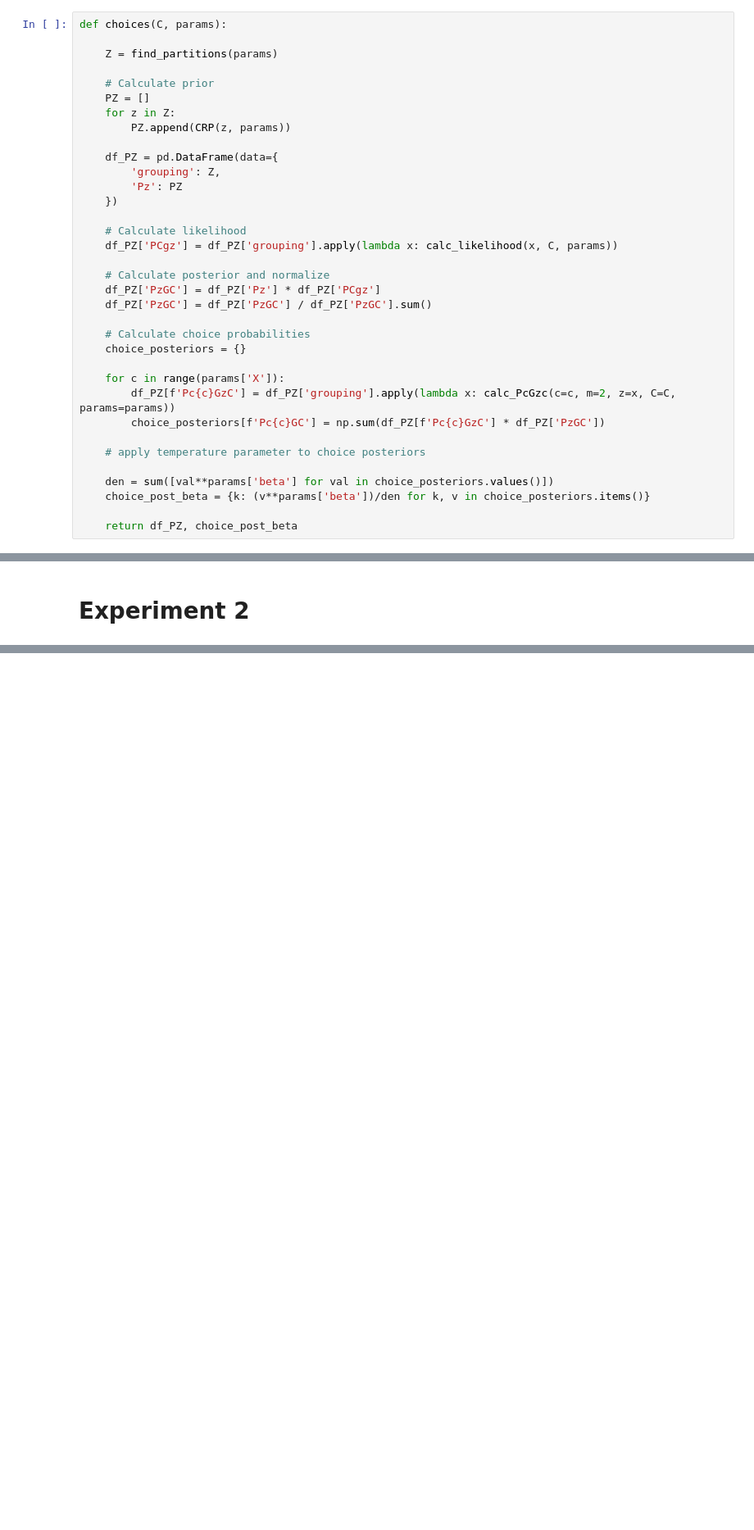
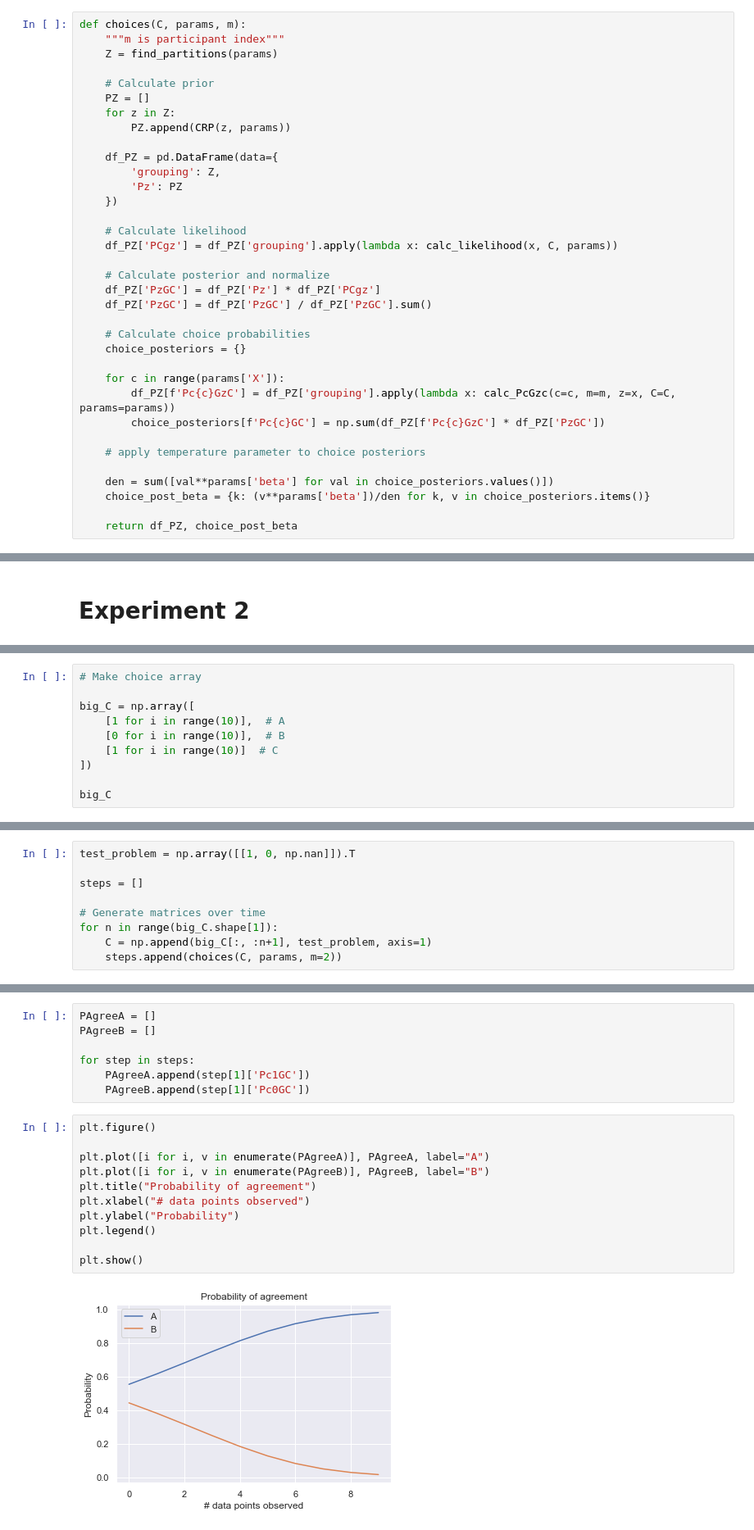
Before and after one commit to aliciamchen/structure-learning, a Jupyter notebook: GershmanPouncyGweon2017.ipynb, the cells around one changed output, grey strips where cells are left out. Shown at 82% size. Drawn from its saved outputs; the diff is of its cells as text; blank space fills up the shorter version.

Commit message:
Some plots on model dynamics

```diff
--- a/GershmanPouncyGweon2017.ipynb
+++ b/GershmanPouncyGweon2017.ipynb
@@ -386,8 +387,8 @@ choice_post_beta
 # %% [markdown]
 ## Yay this works! Ok now to put everything together
 # %%
-def choices(C, params):
-
+def choices(C, params, m):
+    """m is participant index"""
     Z = find_partitions(params)
 
     # Calculate prior
@@ -411,7 +412,7 @@ def choices(C, params):
     choice_posteriors = {}
 
     for c in range(params['X']):
-        df_PZ[f'Pc{c}GzC'] = df_PZ['grouping'].apply(lambda x: calc_PcGzc(c=c, m=2, z=x, C=C, params=params))
+        df_PZ[f'Pc{c}GzC'] = df_PZ['grouping'].apply(lambda x: calc_PcGzc(c=c, m=m, z=x, C=C, params=params))
         choice_posteriors[f'Pc{c}GC'] = np.sum(df_PZ[f'Pc{c}GzC'] * df_PZ['PzGC'])
 
     # apply temperature parameter to choice posteriors
@@ -556,0 +674,10 @@ This time, you have four people, and you are trying to figure out their choices
+# %%
+# Make choice array
+
+big_C = np.array([
+    [1 for i in range(10)],  # A
+    [0 for i in range(10)],  # B
+    [1 for i in range(10)]  # C
+])
+
+big_C
@@ -556,0 +688,9 @@ This time, you have four people, and you are trying to figure out their choices
+# %%
+test_problem = np.array([[1, 0, np.nan]]).T
+
+steps = []
+
+# Generate matrices over time
+for n in range(big_C.shape[1]):
+    C = np.append(big_C[:, :n+1], test_problem, axis=1)
+    steps.append(choices(C, params, m=2))
@@ -556,0 +717,20 @@ This time, you have four people, and you are trying to figure out their choices
+# %%
+PAgreeA = []
+PAgreeB = []
+
+for step in steps:
+    PAgreeA.append(step[1]['Pc1GC'])
+    PAgreeB.append(step[1]['Pc0GC'])
+# %%
+plt.figure()
+
+plt.plot([i for i, v in enumerate(PAgreeA)], PAgreeA, label="A")
+plt.plot([i for i, v in enumerate(PAgreeB)], PAgreeB, label="B")
+plt.title("Probability of agreement")
+plt.xlabel("# data points observed")
+plt.ylabel("Probability")
+plt.legend()
+
+plt.show()
+# %% [output]
+[figure, added]
```
Also changed, not shown: parts of 43 cells of this notebook.
